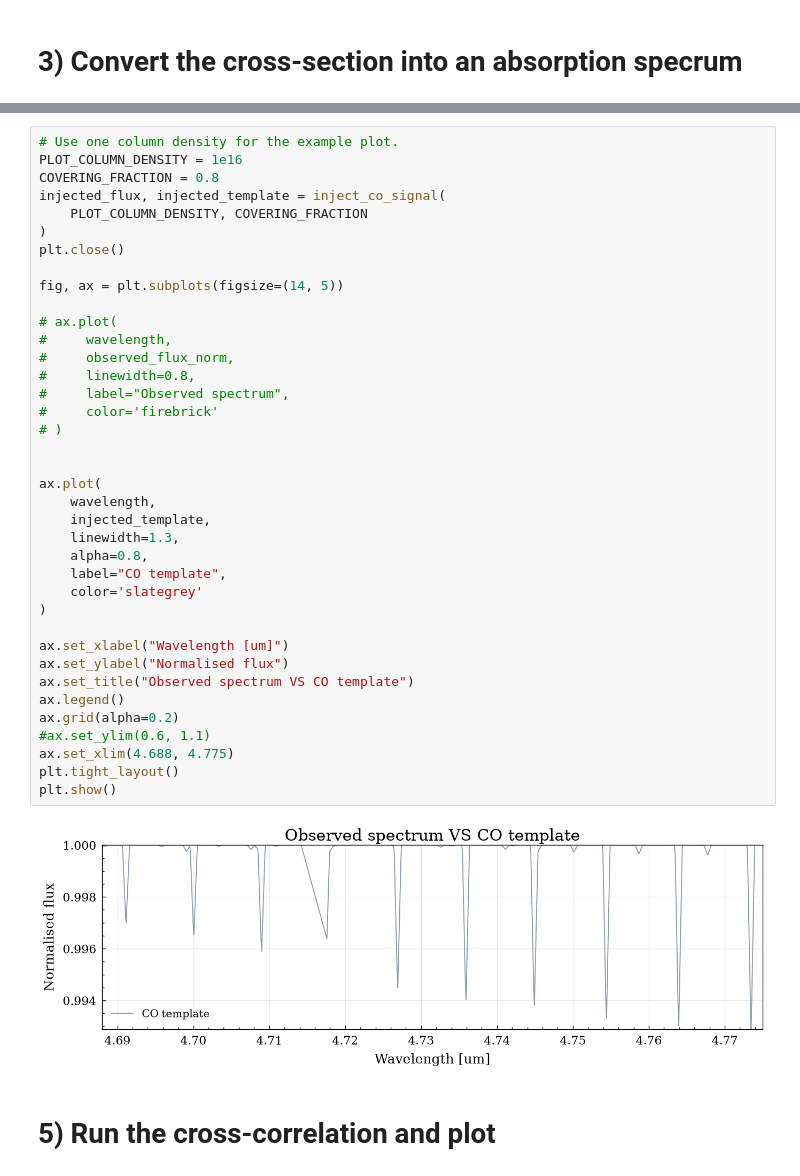
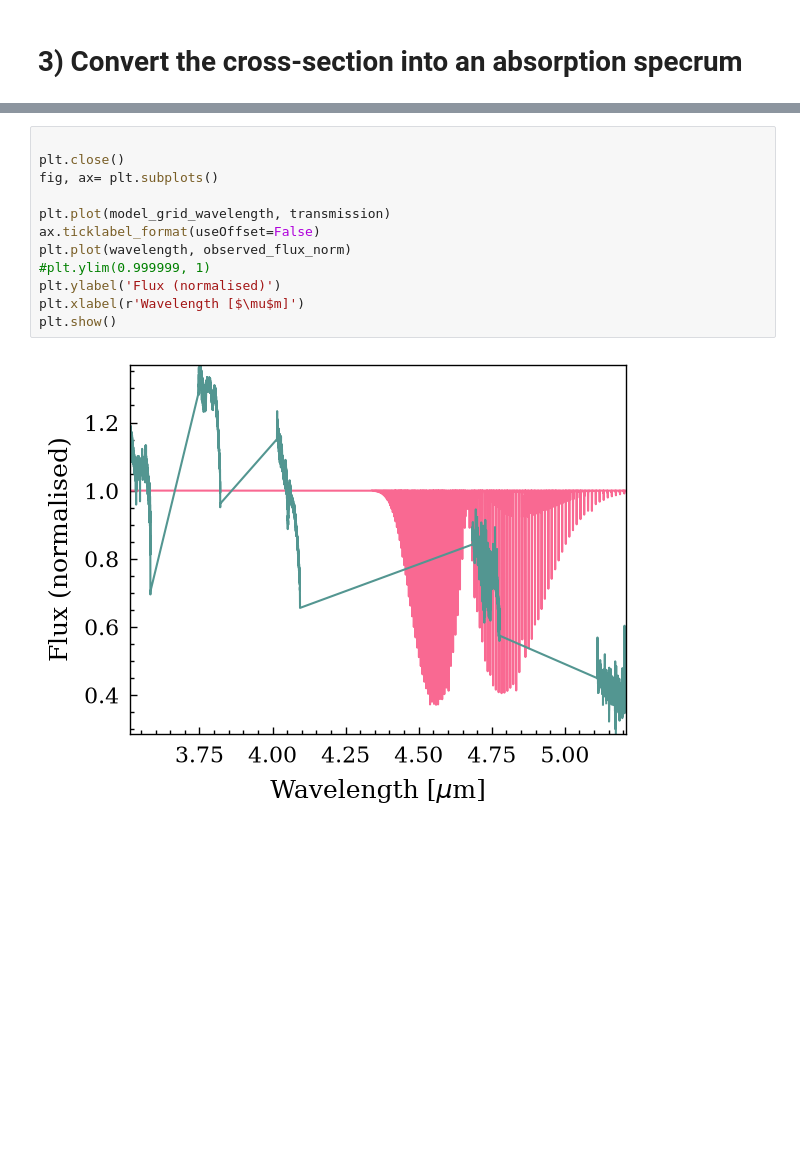
Before and after one commit to allsmurph/Exocomets-Pymolfit, a Jupyter notebook: generate_synthetic_spectra.ipynb, the cells around one changed output, grey strips where cells are left out. Drawn from its saved outputs; the diff is of its cells as text; blank space fills up the shorter version.

```diff
--- a/generate_synthetic_spectra.ipynb
+++ b/generate_synthetic_spectra.ipynb
@@ -278,42 +244,14 @@ def inject_co_signal(
-# %%
-# Use one column density for the example plot.
-PLOT_COLUMN_DENSITY = 1e16
-COVERING_FRACTION = 0.8
-injected_flux, injected_template = inject_co_signal(
-    PLOT_COLUMN_DENSITY, COVERING_FRACTION
-)
-plt.close()
-
-fig, ax = plt.subplots(figsize=(14, 5))
-
-# ax.plot(
-#     wavelength,
-#     observed_flux_norm,
-#     linewidth=0.8,
-#     label="Observed spectrum",
-#     color='firebrick'
-# )
-
-
-ax.plot(
-    wavelength,
-    injected_template,
-    linewidth=1.3,
-    alpha=0.8,
-    label="CO template",
-    color='slategrey'
-)
-
-ax.set_xlabel("Wavelength [um]")
-ax.set_ylabel("Normalised flux")
-ax.set_title("Observed spectrum VS CO template")
-ax.legend()
-ax.grid(alpha=0.2)
-#ax.set_ylim(0.6, 1.1)
-ax.set_xlim(4.688, 4.775)
-plt.tight_layout()
-plt.show()
-# %% [output]
-[figure, removed]
-# %% [markdown]
-# 5) Run the cross-correlation and plot
+# %%
+
+plt.close()
+fig, ax= plt.subplots()
+
+plt.plot(model_grid_wavelength, transmission)
+ax.ticklabel_format(useOffset=False)
+plt.plot(wavelength, observed_flux_norm)
+#plt.ylim(0.999999, 1)
+plt.ylabel('Flux (normalised)')
+plt.xlabel(r'Wavelength [$\mu$m]')
+plt.show()
+# %% [output]
+[figure, added]
```
Also changed, not shown: parts of 11 cells of this notebook, 3 other files.
